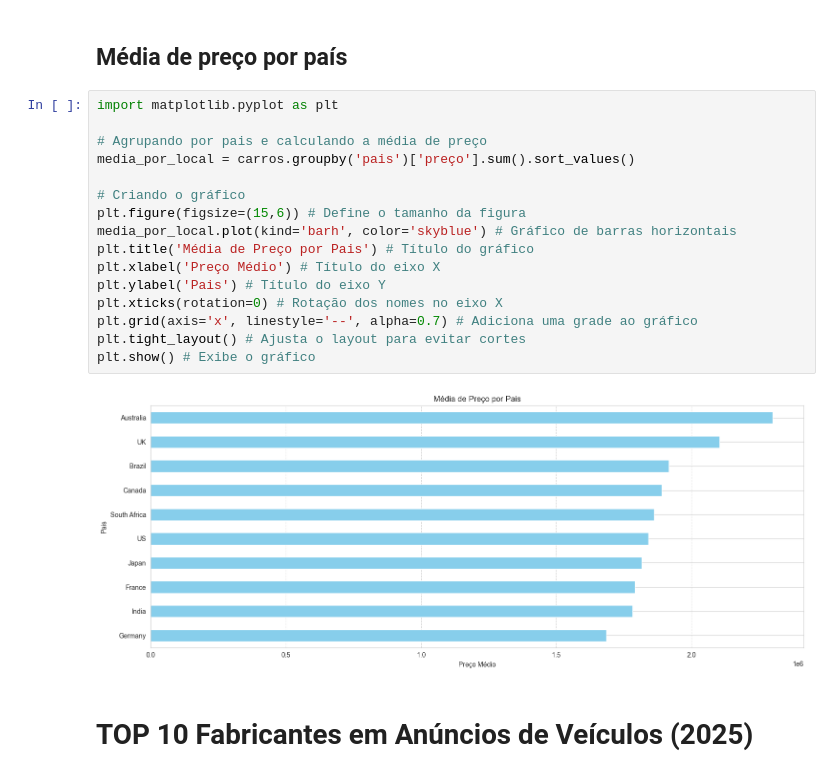
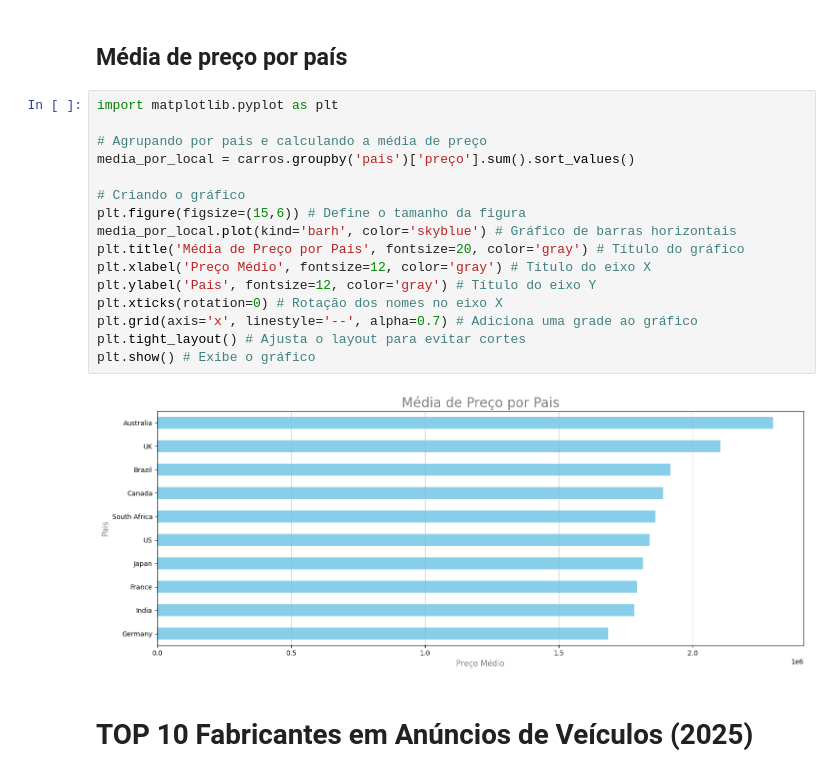
Before and after one commit to MarcoJunior80/Venda_Carros_2025, a Jupyter notebook: VendasCarros2025.ipynb, the cells around one changed output. Drawn from its saved outputs; the diff is of its cells as text.

```diff
--- a/VendasCarros2025.ipynb
+++ b/VendasCarros2025.ipynb
@@ -354,21 +354,21 @@ carros.to_csv("carros_2025.csv", index=False, sep=";", encoding="utf-8", decimal
 # %%
 import matplotlib.pyplot as plt
 
 # Agrupando por pais e calculando a média de preço
 media_por_local = carros.groupby('pais')['preço'].sum().sort_values()
 
 # Criando o gráfico
 plt.figure(figsize=(15,6)) # Define o tamanho da figura
 media_por_local.plot(kind='barh', color='skyblue') # Gráfico de barras horizontais
-plt.title('Média de Preço por Pais') # Título do gráfico
-plt.xlabel('Preço Médio') # Título do eixo X
-plt.ylabel('Pais') # Título do eixo Y
+plt.title('Média de Preço por Pais', fontsize=20, color='gray') # Título do gráfico
+plt.xlabel('Preço Médio', fontsize=12, color='gray') # Título do eixo X
+plt.ylabel('Pais', fontsize=12, color='gray') # Título do eixo Y
 plt.xticks(rotation=0) # Rotação dos nomes no eixo X
 plt.grid(axis='x', linestyle='--', alpha=0.7) # Adiciona uma grade ao gráfico
 plt.tight_layout() # Ajusta o layout para evitar cortes
 plt.show() # Exibe o gráfico
 # %% [output]
-[figure, old version]
+[figure, new version]
 # %% [markdown]
 # **TOP 10 Fabricantes em Anúncios de Veículos (2025)**
 # %%
```
Also changed, not shown: parts of 3 cells of this notebook, 3 other files.
